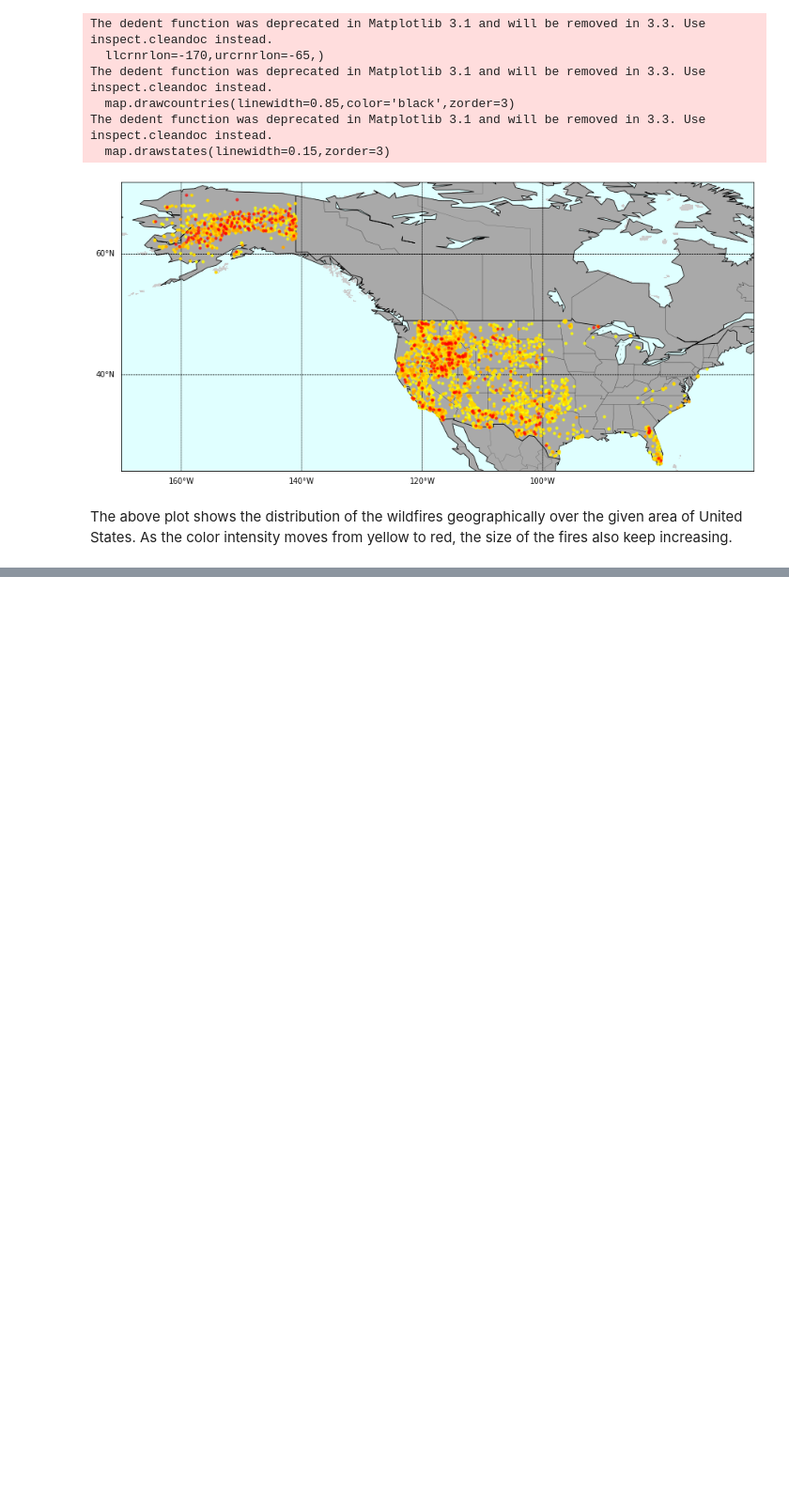
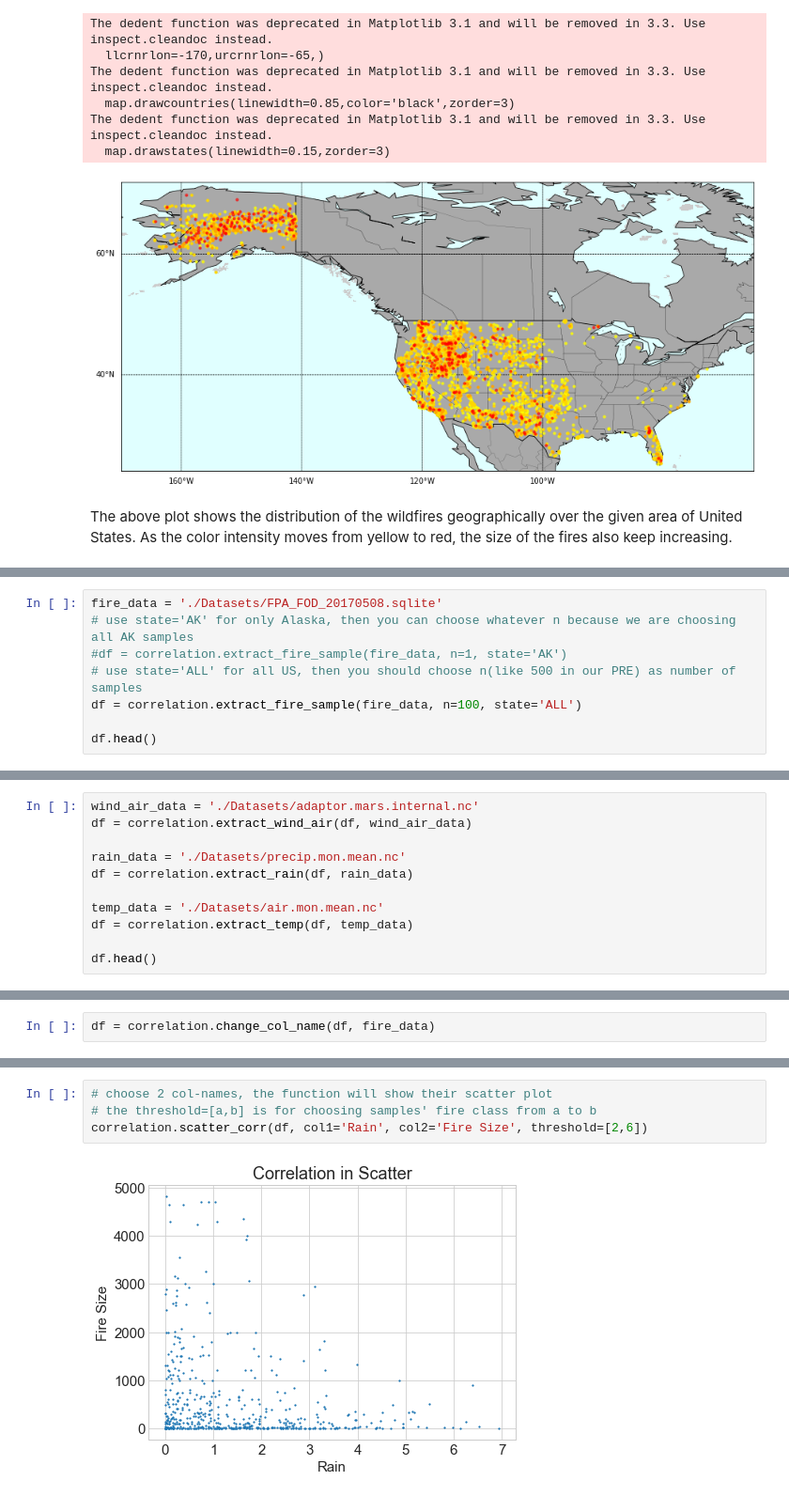
Before and after one commit to adityasant/ECE143_Project, a Jupyter notebook: main_notebook.ipynb, the cells around one changed output, grey strips where cells are left out. Shown: that part at 94% size. Saved outputs shown, nothing was run; the diff lists cells and outputs as text; blank space fills up the shorter version.

```diff
--- a/main_notebook.ipynb
+++ b/main_notebook.ipynb
@@ -50,0 +69,8 @@ The above plot shows the distribution of the wildfires geographically over the g
+# %%
+fire_data = './Datasets/FPA_FOD_20170508.sqlite'
+# use state='AK' for only Alaska, then you can choose whatever n because we are choosing all AK samples
+#df = correlation.extract_fire_sample(fire_data, n=1, state='AK')
+# use state='ALL' for all US, then you should choose n(like 500 in our PRE) as number of samples
+df = correlation.extract_fire_sample(fire_data, n=100, state='ALL')
+
+df.head()
@@ -50,0 +84,11 @@ The above plot shows the distribution of the wildfires geographically over the g
+# %%
+wind_air_data = './Datasets/adaptor.mars.internal.nc'
+df = correlation.extract_wind_air(df, wind_air_data)
+
+rain_data = './Datasets/precip.mon.mean.nc'
+df = correlation.extract_rain(df, rain_data)
+
+temp_data = './Datasets/air.mon.mean.nc'
+df = correlation.extract_temp(df, temp_data)
+
+df.head()
@@ -50,0 +117,2 @@ The above plot shows the distribution of the wildfires geographically over the g
+# %%
+df = correlation.change_col_name(df, fire_data)
@@ -50,0 +128,6 @@ The above plot shows the distribution of the wildfires geographically over the g
+# %%
+# choose 2 col-names, the function will show their scatter plot
+# the threshold=[a,b] is for choosing samples' fire class from a to b
+correlation.scatter_corr(df, col1='Rain', col2='Fire Size', threshold=[2,6])
+# %% [output]
+[figure, added]
```
Also changed, not shown: parts of 11 cells of this notebook.
